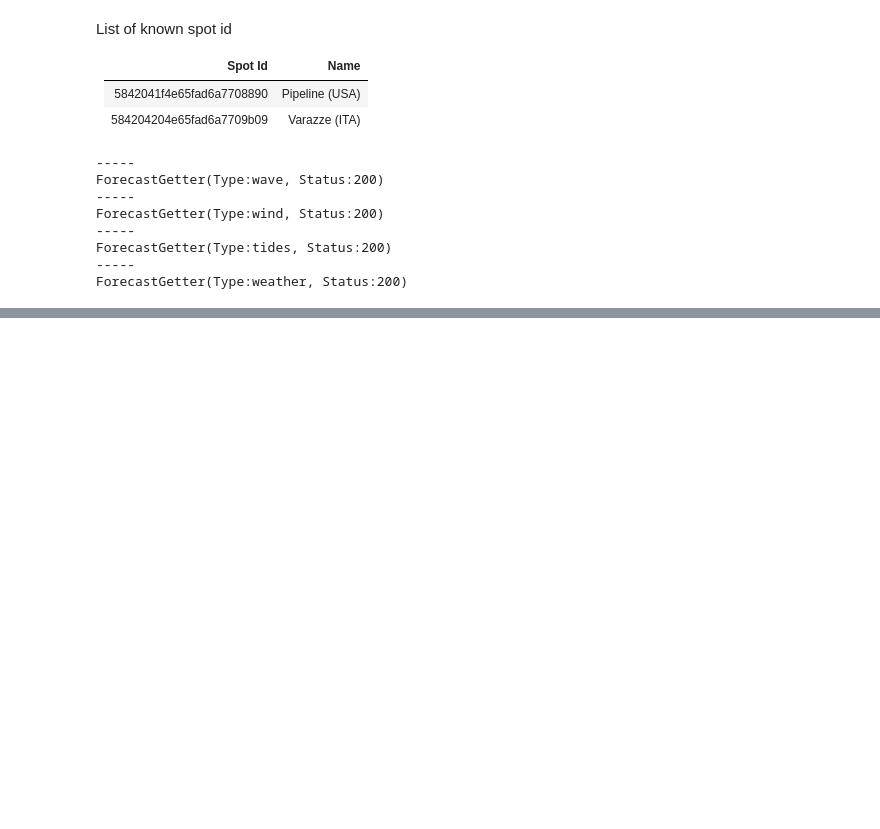
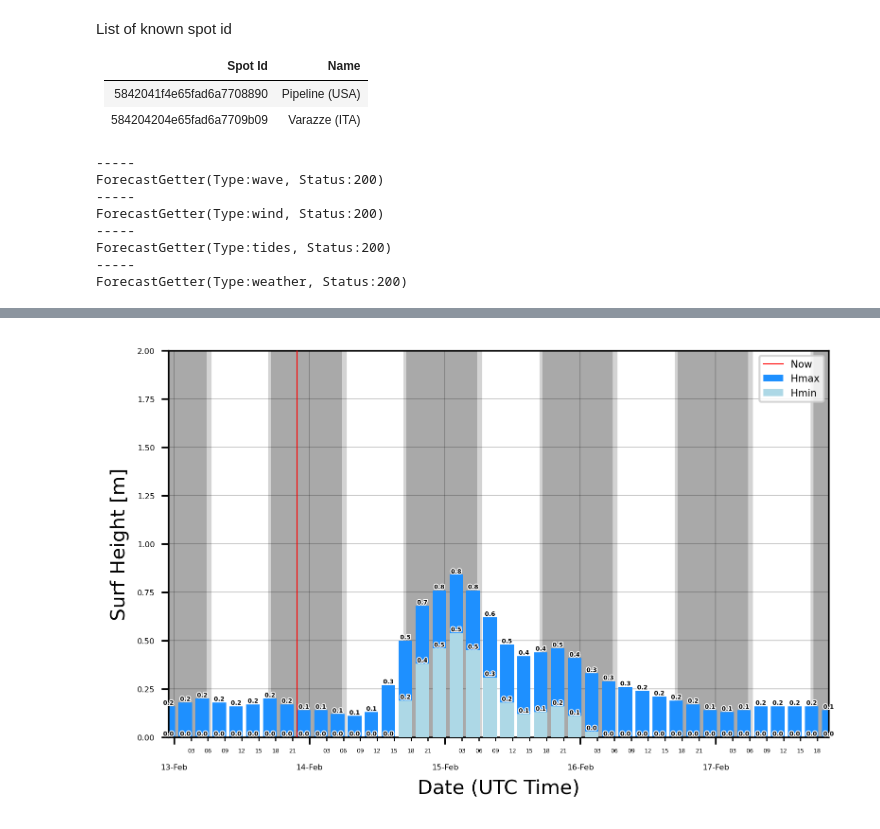
Before and after one commit to giocaizzi/pysurfline, a Jupyter notebook: docsrc/source/examples/surf_report.ipynb, the cells around one changed output, grey strips where cells are left out. Cells and saved outputs as stored; diff of their text form; code cells hidden in the pictures; blank space fills up the shorter version.

Commit message:
surfreport labels

```diff
--- a/docsrc/source/examples/surf_report.ipynb
+++ b/docsrc/source/examples/surf_report.ipynb
@@ -112,0 +80,98 @@ ax.legend(fontsize=5)
+# %%
+f, ax = plt.subplots(dpi=300)
+surf_colors = {"Hmax": "dodgerblue", "Hmin": "lightblue"}
+wind_colors = {"Cross-shore": "gold", "Offshore": "green", "Onshore": "darkred"}
+surf["hist_color"] = surf["directionType"].map(colors)
+
+# zorder 0
+# night and day
+for i, x in daylight.iterrows():
+    ax.axvspan(x["midnight"], x["dawn"], color="darkgrey", zorder=0)
+    ax.axvspan(x["dawn"], x["sunrise"], color="lightgrey", zorder=0)
+    ax.axvspan(x["sunset"], x["dusk"], color="lightgrey", zorder=0)
+    ax.axvspan(
+        x["dusk"],
+        x["midnight"] + datetime.timedelta(days=1),
+        color="darkgrey",
+        zorder=1
+        )
+
+
+
+#zorder 1
+# grid
+ax.grid(axis="y", which="major", zorder=1, linewidth=0.1, color="k")
+ax.grid(axis="x", which="major", zorder=1, linewidth=0.1, color="k")
+
+#zorder 2
+#bars
+p1 = ax.bar(
+    surf.index,
+    surf["surf_max"],
+    color="dodgerblue",
+    label="Hmax",
+    zorder=2,
+    width=0.1,
+)
+p2 = ax.bar(
+    surf.index,
+    surf["surf_min"],
+    color="lightblue",
+    label="Hmin",
+    zorder=3,
+    width=0.1,
+)
+#zorder 3
+# barlabels
+ax.bar_label(
+    p1,
+    label_type="edge",
+    zorder=3,
+    size=3,
+    fmt="%.1f",
+    weight="bold",
+    path_effects=[pe.withStroke(linewidth=1, foreground="w")],
+)
+ax.bar_label(
+    p2,
+    label_type="edge",
+    zorder=3,
+    size=3,
+    fmt="%.1f",
+    weight="bold",
+    path_effects=[pe.withStroke(linewidth=1, foreground="w")],
+)
+
+# dates index
+ax.figure.autofmt_xdate()
+ax.xaxis.set_minor_locator(mdates.HourLocator(byhour=(0, 3, 6, 9, 12, 15, 18, 21)))
+ax.xaxis.set_major_locator(mdates.DayLocator())
+ax.set(xlabel="Date (UTC Time)", ylabel="Surf Height [m]")
+ax.xaxis.set_major_formatter(mdates.DateFormatter("%d-%b"))
+ax.xaxis.set_minor_formatter(mdates.DateFormatter("%H"))
+
+# Rotates and right-aligns the x labels so they don't crowd each other.
+ax.tick_params(axis="x", which="major", pad=10)
+for label in ax.get_yticklabels(which="major"):
+    label.set(rotation=0, size=4)
+for label in ax.get_xticklabels(which="major"):
+    label.set(rotation=0, horizontalalignment="center", size=4)
+for label in ax.get_xticklabels(which="minor"):
+    label.set(horizontalalignment="center", size=3)
+
+# now line
+ax.axvline(
+    datetime.datetime.now(datetime.timezone.utc),
+    color="r",
+    label="Now",
+    linewidth=0.5,
+    zorder=5,
+)
+
+# limits
+if surf["surf_max"].max() < 2:
+    ax.set_ylim([0, 2])
+ax.set_xlim([surf.index[0], surf.index[-1]])
+
+ax.legend(fontsize=5)
+# %% [output]
@@ -112,0 +179 @@ ax.legend(fontsize=5)
+[figure, added]
```
Also changed, not shown: parts of 7 cells of this notebook.
